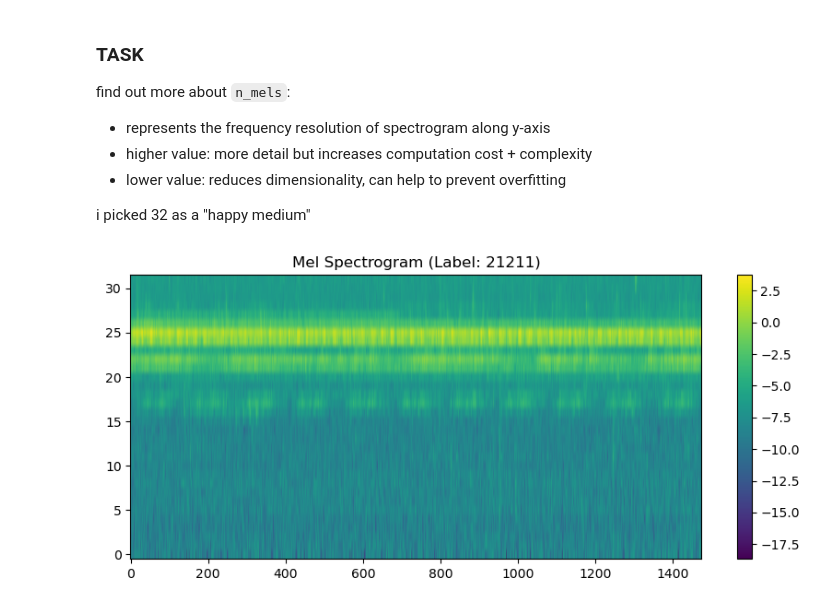
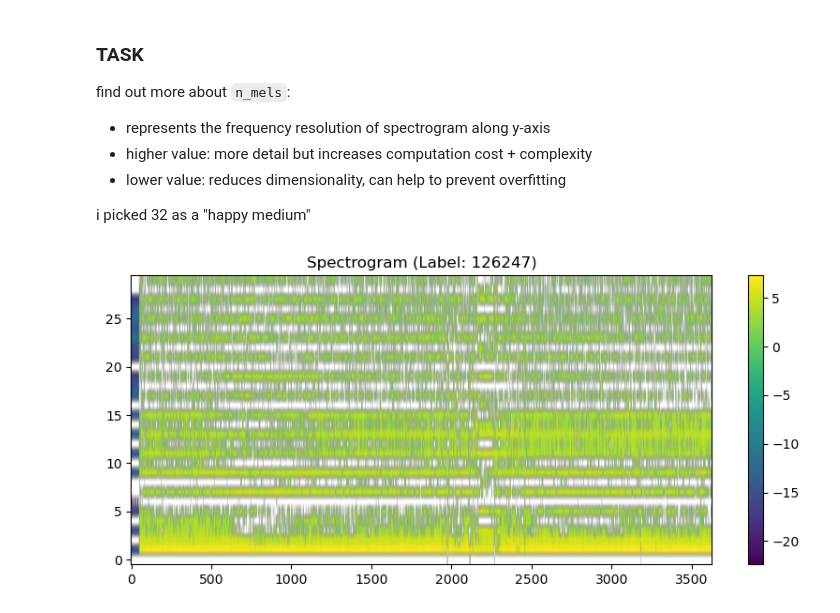
Before and after one commit to quercia-dev/birdclef2025, a Jupyter notebook: main.ipynb, the cells around one changed output. Saved outputs shown, nothing was run; the diff lists cells and outputs as text; code cells hidden in the pictures.

Commit message:
add: mfcc transform

```diff
--- a/main.ipynb
+++ b/main.ipynb
@@ -35,7 +35,7 @@ metadata.head()
 ## Create a Dataset Class
 # %%
 class AudioDataset(Dataset):
-    def __init__(self, metadata_csv, audio_dir, transform=None):
+    def __init__(self, metadata_csv: str, audio_dir: str, transform: MelSpectrogram=None):
         """
         metadata_csv: path to train.csv
         audio_dir: path to train_audio/
@@ -83,20 +83,27 @@ find out more about `n_mels`:
 i picked 32 as a "happy medium"
 # %%
 # define transform
-transform = MelSpectrogram(sample_rate=32000, n_mels=32)
+sample_rate = 8000
+
+#mel = MelSpectrogram(sample_rate=sample_rate, n_mels=32)
+mfcc = MFCC(sample_rate=sample_rate, n_mfcc=30)
 
 # initialize dataset & dataloader
-dataset = AudioDataset(metadata_csv="data/train.csv", audio_dir="data/train_audio", transform=transform)
-dataloader = DataLoader(dataset, batch_size=16, shuffle=True)
+dataset = AudioDataset(metadata_csv="data/train.csv", audio_dir="data/train_audio", transform=mfcc)
+dataloader = DataLoader(dataset, batch_size=16, shuffle=True, num_workers=0)
 
 # visualize sample
-waveform, label = dataset[69]
-# squeeze first dimension to convert from (1, 32, 15817) to (32, 15817)
-mel_spec = waveform.squeeze(0).log2().detach().numpy()
-plt.figure(figsize=(10, 4))
-plt.imshow(mel_spec, aspect='auto', origin='lower')
-plt.title(f"Mel Spectrogram (Label: {dataset.classes[label]})")
-plt.colorbar()
-plt.show()
+
+def spectrogram(sample):
+    waveform, label = sample
+    # squeeze first dimension to convert from (1, 32, 15817) to (32, 15817)
+    spec = waveform.squeeze(0).log2().detach().numpy()
+    plt.figure(figsize=(10, 4))
+    plt.imshow(spec, aspect='auto', origin='lower')
+    plt.title(f"Spectrogram (Label: {dataset.classes[label]})")
+    plt.colorbar()
+    plt.show()
+
+spectrogram(dataset[12])
 # %% [output]
-[figure, old version]
+[figure, new version]
```
Also changed, not shown: parts of 1 cell of this notebook, 1 other file.
